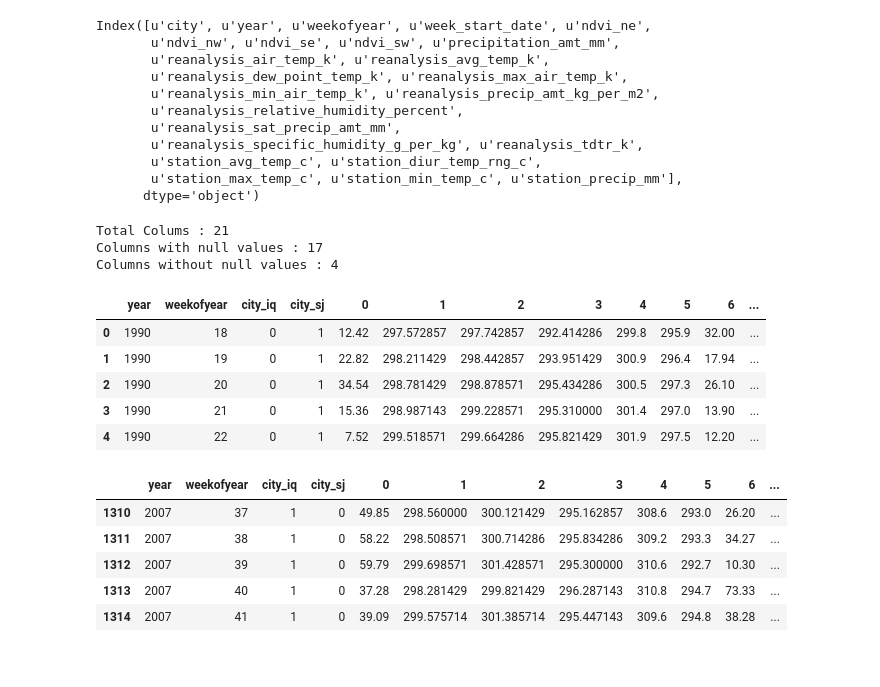
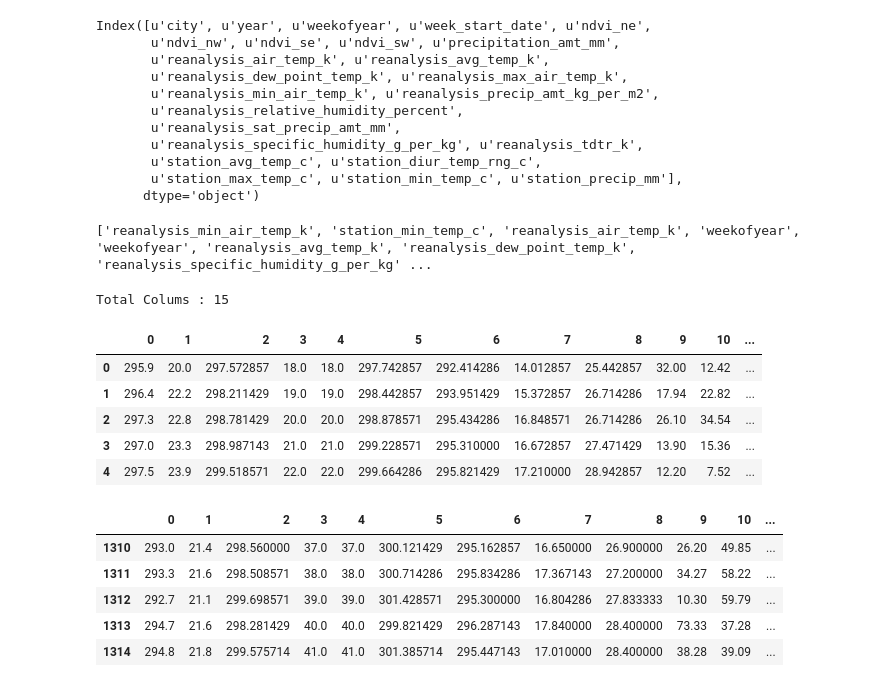
Before and after one commit to ChamodDamitha/Dengue-ML, a Jupyter notebook: Dengue-ML.ipynb, the cells around one changed output. Saved outputs shown, nothing was run; the diff lists cells and outputs as text; code cells hidden in the pictures.

Commit message:
Add second model with city seperation

```diff
--- a/Dengue-ML.ipynb
+++ b/Dengue-ML.ipynb
@@ -115,55 +115,76 @@ Index([u'city', u'year', u'weekofyear', u'week_start_date', u'ndvi_ne',
 # # g.map_lower(sns.kdeplot, cmap="Blues_d")
 # g.map_upper(plt.scatter)
 # g.map_diag(sns.kdeplot, lw=3)
+
+# Selecting highly correlated features with target var
+correlation = all_data.corr(method='pearson')
+selected_columns = correlation.nlargest(13, 'total_cases').index
+selected_columns = list(selected_columns)
+selected_columns.remove('total_cases')
+
+y_columns = ['city', 'year', 'weekofyear']
+for c in y_columns:
+    if c not in selected_columns: selected_columns.append(c)
+
+print(selected_columns)
+# %% [output]
+['reanalysis_min_air_temp_k', 'station_min_temp_c', 'reanalysis_air_temp_k', 'weekofyear', 'weekofyear', 'reanalysis_avg_temp_k', 'reanalysis_dew_point_temp_k', 'reanalysis_specific_humidity_g_per_kg' ...
 # %%
 from sklearn.preprocessing import Imputer
 
 def formatX(x) :
     # Add new columns
-    avg_ndvi = x[ndvi_columns].mean(axis=1)
-    x['ndvi_avg'] = avg_ndvi
+#     avg_ndvi = x[ndvi_columns].mean(axis=1)
+#     x['ndvi_avg'] = avg_ndvi
 
     # Drop irrelevant columns
-    x = x.drop(['week_start_date'] + ndvi_columns, axis=1)
+#     x = x.drop(['week_start_date',
+#                 'station_max_temp_c',
+#                 'reanalysis_sat_precip_amt_mm', 'reanalysis_precip_amt_kg_per_m2']
+#                + ndvi_columns + satelite_columns,
+#                axis=1)
+    x = x.drop(['week_start_date'],
+               axis=1)
+
+    # select columns
+    x = x[selected_columns]
 
     # Processing categoricals
     #One hot encoding categoricals
     x = pd.get_dummies(x)
     #without categoricals
     x = x.select_dtypes(exclude=['object'])
 
     # Identify columns with null values
     print("Total Colums : " + str(len(x.columns)))
     # make new columns indicating what will be imputed
-    cols_with_missing = [col for col in x.columns if x[col].isnull().any()]
-    not_null_columns = [col for col in list(x.columns) if col not in cols_with_missing]
-    print("Columns with null values : " + str(len(cols_with_missing)))
-    print("Columns without null values : " + str(len(not_null_columns)))
+#     cols_with_missing = [col for col in x.columns if x[col].isnull().any()]
+#     not_null_columns = [col for col in list(x.columns) if col not in cols_with_missing]
+#     print("Columns with null values : " + str(len(cols_with_missing)))
+#     print("Columns without null values : " + str(len(not_null_columns)))
 
     # Impute null values
-    new_X = x[cols_with_missing].copy()
+    new_X = x.copy()
     my_imputer = Imputer()
-    temp_X = pd.DataFrame(my_imputer.fit_transform(new_X))
-    x = pd.concat([x[not_null_columns], temp_X], axis=1)
+    x = pd.DataFrame(my_imputer.fit_transform(new_X))
+#     x = pd.concat([x, temp_X], axis=1)
 
     # cols_with_missing = [col for col in X.columns if X[col].isnull().any()]
     # print("Columns with null values : " + str(len(cols_with_missing)))
 
     # len(temp_X.columns)
     return x
-
+# X_train
 X = formatX(X_train)
 X.head()
 # %% [output]
-Total Colums : 21
-Columns with null values : 17
-Columns without null values : 4
+Total Colums : 15
-|  | year | weekofyear | city_iq | city_sj | 0 | 1 | 2 | 3 | 4 | 5 | 6 | ... |
-| 0 | 1990 | 18 | 0 | 1 | 12.42 | 297.572857 | 297.742857 | 292.414286 | 299.8 | 295.9 | 32.00 | ... |
-| 1 | 1990 | 19 | 0 | 1 | 22.82 | 298.211429 | 298.442857 | 293.951429 | 300.9 | 296.4 | 17.94 | ... |
-| 2 | 1990 | 20 | 0 | 1 | 34.54 | 298.781429 | 298.878571 | 295.434286 | 300.5 | 297.3 | 26.10 | ... |
-| 3 | 1990 | 21 | 0 | 1 | 15.36 | 298.987143 | 299.228571 | 295.310000 | 301.4 | 297.0 | 13.90 | ... |
-| 4 | 1990 | 22 | 0 | 1 | 7.52 | 299.518571 | 299.664286 | 295.821429 | 301.9 | 297.5 | 12.20 | ... |
+|  | 0 | 1 | 2 | 3 | 4 | 5 | 6 | 7 | 8 | 9 | 10 | ... |
+| 0 | 295.9 | 20.0 | 297.572857 | 18.0 | 18.0 | 297.742857 | 292.414286 | 14.012857 | 25.442857 | 32.00 | 12.42 | ... |
+| 1 | 296.4 | 22.2 | 298.211429 | 19.0 | 19.0 | 298.442857 | 293.951429 | 15.372857 | 26.714286 | 17.94 | 22.82 | ... |
+| 2 | 297.3 | 22.8 | 298.781429 | 20.0 | 20.0 | 298.878571 | 295.434286 | 16.848571 | 26.714286 | 26.10 | 34.54 | ... |
+| 3 | 297.0 | 23.3 | 298.987143 | 21.0 | 21.0 | 299.228571 | 295.310000 | 16.672857 | 27.471429 | 13.90 | 15.36 | ... |
+| 4 | 297.5 | 23.9 | 299.518571 | 22.0 | 22.0 | 299.664286 | 295.821429 | 17.210000 | 28.942857 | 12.20 | 7.52 | ... |
 # %%
 from sklearn.model_selection import train_test_split
 
@@ -175,9 +196,9 @@ train_X, val_X, train_y, val_y = train_test_split(X, y_train, test_size=0.1, ran
 
 val_X.head()
 # %% [output]
-|  | year | weekofyear | city_iq | city_sj | 0 | 1 | 2 | 3 | 4 | 5 | 6 | ... |
-| 1310 | 2007 | 37 | 1 | 0 | 49.85 | 298.560000 | 300.121429 | 295.162857 | 308.6 | 293.0 | 26.20 | ... |
-| 1311 | 2007 | 38 | 1 | 0 | 58.22 | 298.508571 | 300.714286 | 295.834286 | 309.2 | 293.3 | 34.27 | ... |
-| 1312 | 2007 | 39 | 1 | 0 | 59.79 | 299.698571 | 301.428571 | 295.300000 | 310.6 | 292.7 | 10.30 | ... |
-| 1313 | 2007 | 40 | 1 | 0 | 37.28 | 298.281429 | 299.821429 | 296.287143 | 310.8 | 294.7 | 73.33 | ... |
-| 1314 | 2007 | 41 | 1 | 0 | 39.09 | 299.575714 | 301.385714 | 295.447143 | 309.6 | 294.8 | 38.28 | ... |
+|  | 0 | 1 | 2 | 3 | 4 | 5 | 6 | 7 | 8 | 9 | 10 | ... |
+| 1310 | 293.0 | 21.4 | 298.560000 | 37.0 | 37.0 | 300.121429 | 295.162857 | 16.650000 | 26.900000 | 26.20 | 49.85 | ... |
+| 1311 | 293.3 | 21.6 | 298.508571 | 38.0 | 38.0 | 300.714286 | 295.834286 | 17.367143 | 27.200000 | 34.27 | 58.22 | ... |
+| 1312 | 292.7 | 21.1 | 299.698571 | 39.0 | 39.0 | 301.428571 | 295.300000 | 16.804286 | 27.833333 | 10.30 | 59.79 | ... |
+| 1313 | 294.7 | 21.6 | 298.281429 | 40.0 | 40.0 | 299.821429 | 296.287143 | 17.840000 | 28.400000 | 73.33 | 37.28 | ... |
+| 1314 | 294.8 | 21.8 | 299.575714 | 41.0 | 41.0 | 301.385714 | 295.447143 | 17.010000 | 28.400000 | 38.28 | 39.09 | ... |
```
Also changed, not shown: parts of 6 cells of this notebook, 4 other files.
